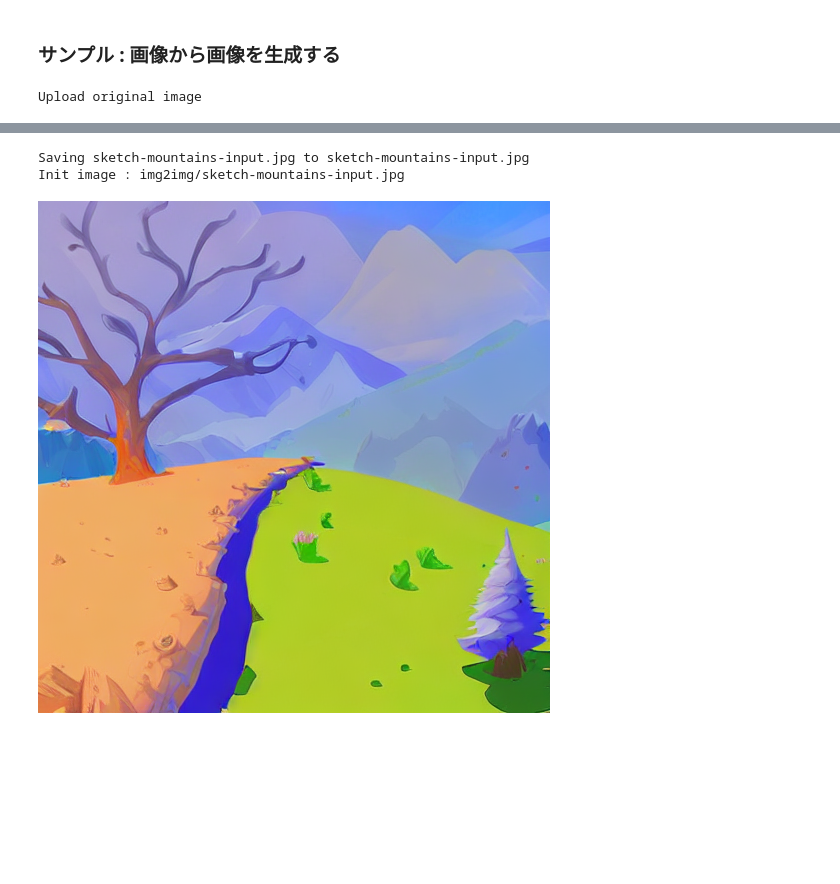
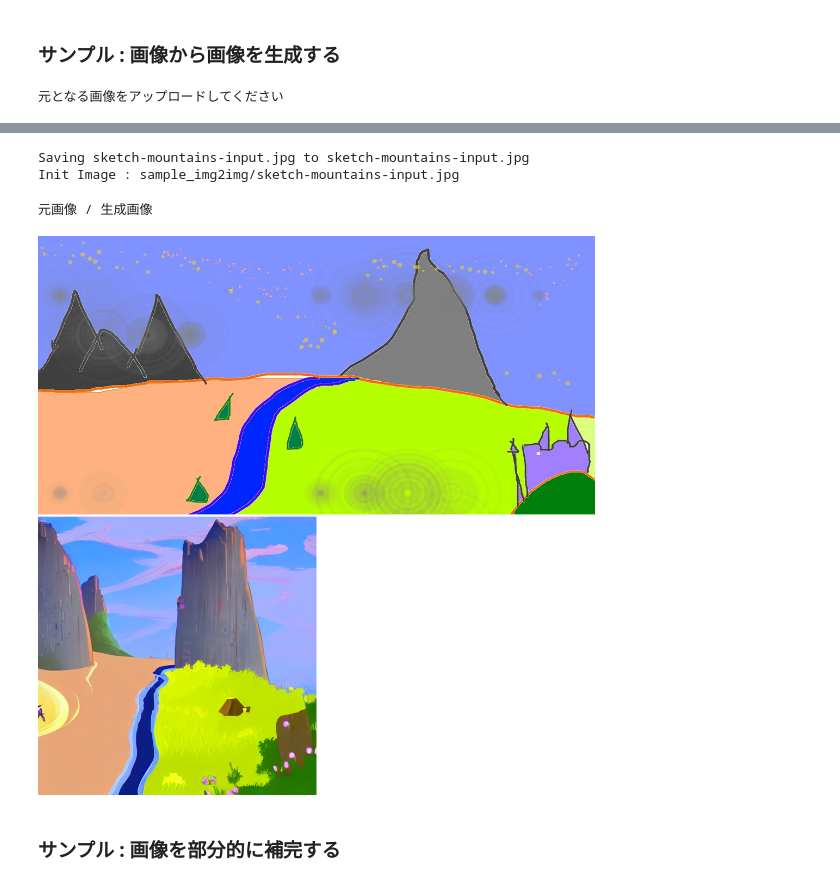
Before and after one commit to alumican/stable-diffusion, a Jupyter notebook: stable_diffuion_quick_start.ipynb, the cells around one changed output, grey strips where cells are left out. Cells and saved outputs as stored; diff of their text form; code cells hidden in the pictures; blank space fills up the shorter version.

```diff
--- a/stable_diffuion_quick_start.ipynb
+++ b/stable_diffuion_quick_start.ipynb
@@ -510,21 +514,31 @@ def generate_img2imgs(count, prompt, init_image, strength=0.75, guidance_scale=7
   init_image_2 = init_image.resize((width, height))
   init_image_2 = preprocess(init_image_2)
   with autocast("cuda"):
-    images = pipe([prompt] * count, init_image=init_image_2, strength=strength, guidance_scale=guidance_scale, width=width, height=height)["sample"]
+    images = img2imgPipe([prompt] * count, init_image=init_image_2, strength=strength, guidance_scale=guidance_scale, width=width, height=height)["sample"]
+  return images
+
+def generate_inpainting(prompt, init_image, mask_image, strength=0.75, guidance_scale=7.5, width=512, height=512):
+  with autocast("cuda"):
+    image = inpaintingPipe(prompt, init_image=init_image, mask_image=mask_image, strength=strength, guidance_scale=guidance_scale)["sample"][0]
+  return image
+
+def generate_inpaintings(count, prompt, init_image, mask_image, strength=0.75, guidance_scale=7.5, width=512, height=512):
+  with autocast("cuda"):
+    images = inpaintingPipe([prompt] * count, init_image=init_image, mask_image=mask_image, strength=strength, guidance_scale=guidance_scale, width=width, height=height)["sample"]
   return images
 
 # --------------------
 from PIL import Image
 import math
 
-def show_images(images, col_count=1):
+def show_images(images, col_count=1, margin=4):
   row_count = math.ceil(len(images) / col_count)
   image_w, image_h = images[0].size
-  extended_image = Image.new("RGBA", size=(image_w * col_count, image_h * row_count), color=(0, 0, 0, 0))
+  extended_image = Image.new("RGBA", size=(image_w * col_count + margin * (col_count - 1), image_h * row_count + margin * (row_count - 1)), color=(0, 0, 0, 0))
   for i, image in enumerate(images):
     x_index = i % col_count
     y_index = i // col_count
-    extended_image.paste(image, box=(x_index * image_w, y_index * image_h))
+    extended_image.paste(image, box=(x_index * (image_w + margin), y_index * (image_h + margin)))
   return extended_image
 
 # --------------------
@@ -570,28 +595,33 @@ show_images(images, 2)
 # %% [markdown]
 ### サンプル : 画像から画像を生成する
 # %%
-print("Upload original image")
-uploaded_file_paths = upload_files("img2img")
+#@title 画像から画像を生成する
+prompt = "A fantasy landscape, trending on artstation"#@param {type:"string"}
+strength = 0.75#@param {type:"slider", min:0, max:1, step:0.01}
+guidance_scale = 7.5#@param {type:"slider", min:0, max:10, step:0.01}
+width = 512#@param {type:"integer"}
+height = 512#@param {type:"integer"}
 
-prompt = "A fantasy landscape, trending on artstation"
-strength = 0.75
-guidance_scale = 7.5
-width = 512
-height = 512
+print("元となる画像をアップロードしてください")
+uploaded_file_paths = upload_files("sample_img2img")
 
-if (len(uploaded_file_paths) > 0):
+if len(uploaded_file_paths) > 0:
   init_image_path = uploaded_file_paths[0]
-  print("Init image : " + init_image_path)
+  print("Init Image : " + init_image_path)
   init_image = Image.open(init_image_path)
-  generated_image = generate_img2img(prompt, init_image=init_image, strength=strength, guidance_scale=guidance_scale, width=width, height=height);
-  save_image(generated_image, f"img2img/out.png")
+  generated_image = generate_img2img(prompt=prompt, init_image=init_image, strength=strength, guidance_scale=guidance_scale, width=width, height=height);
+  save_image(generated_image, f"sample_img2img/out.png")
 else:
-  print("Upload failure")
+  print("アップロードに失敗しました")
 
-generated_image
+print("\n元画像 / 生成画像")
+show_images([init_image, generated_image], 1)
 # %% [output]
-Upload original image
+元となる画像をアップロードしてください
 [interactive output not drawn]
 Saving sketch-mountains-input.jpg to sketch-mountains-input.jpg
-Init image : img2img/sketch-mountains-input.jpg
+Init Image : sample_img2img/sketch-mountains-input.jpg
+元画像 / 生成画像
-[figure, old version]
+[figure, new version]
+# %% [markdown]
+### サンプル : 画像を部分的に補完する
```
Also changed, not shown: parts of 9 cells of this notebook.
